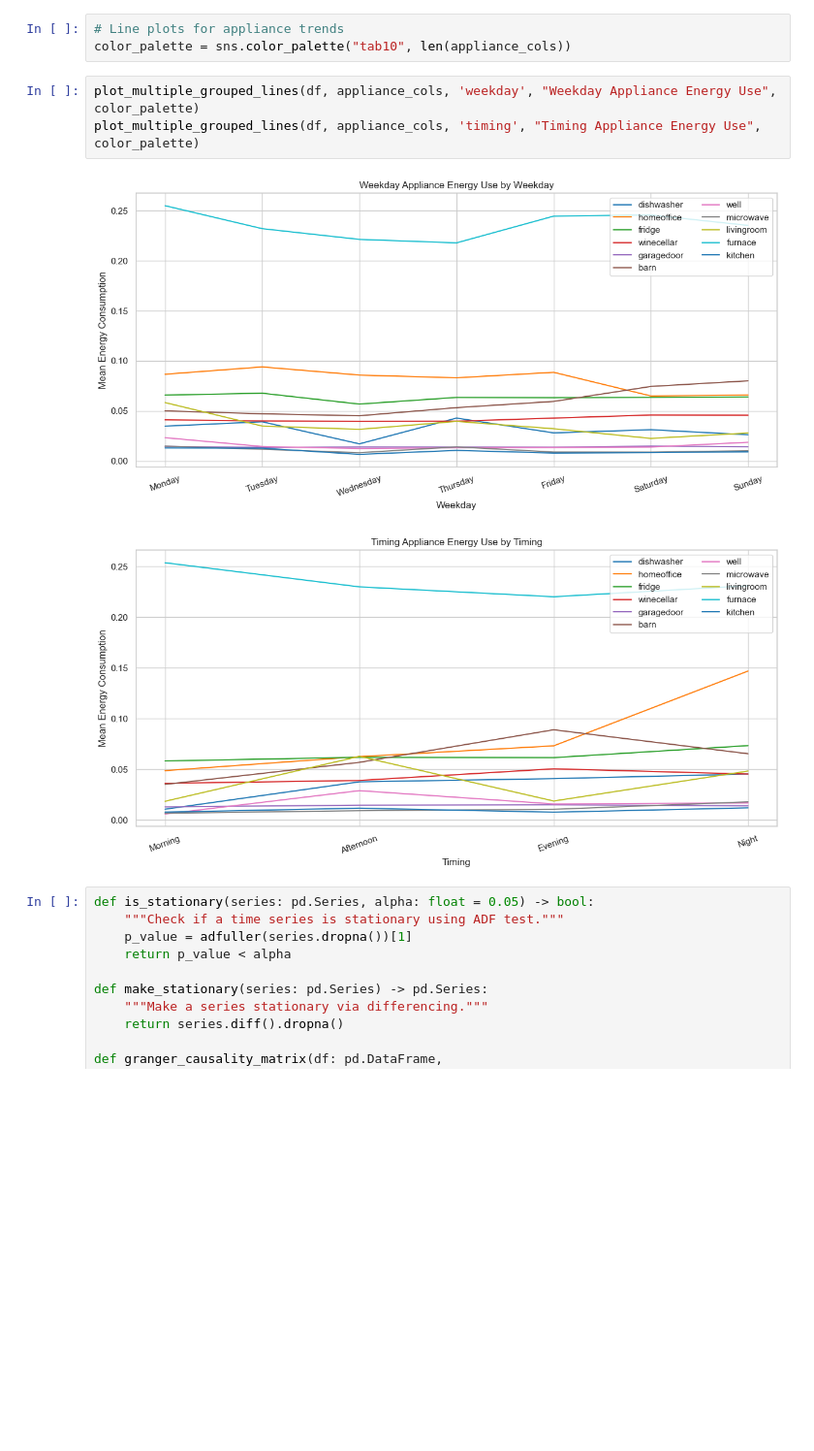
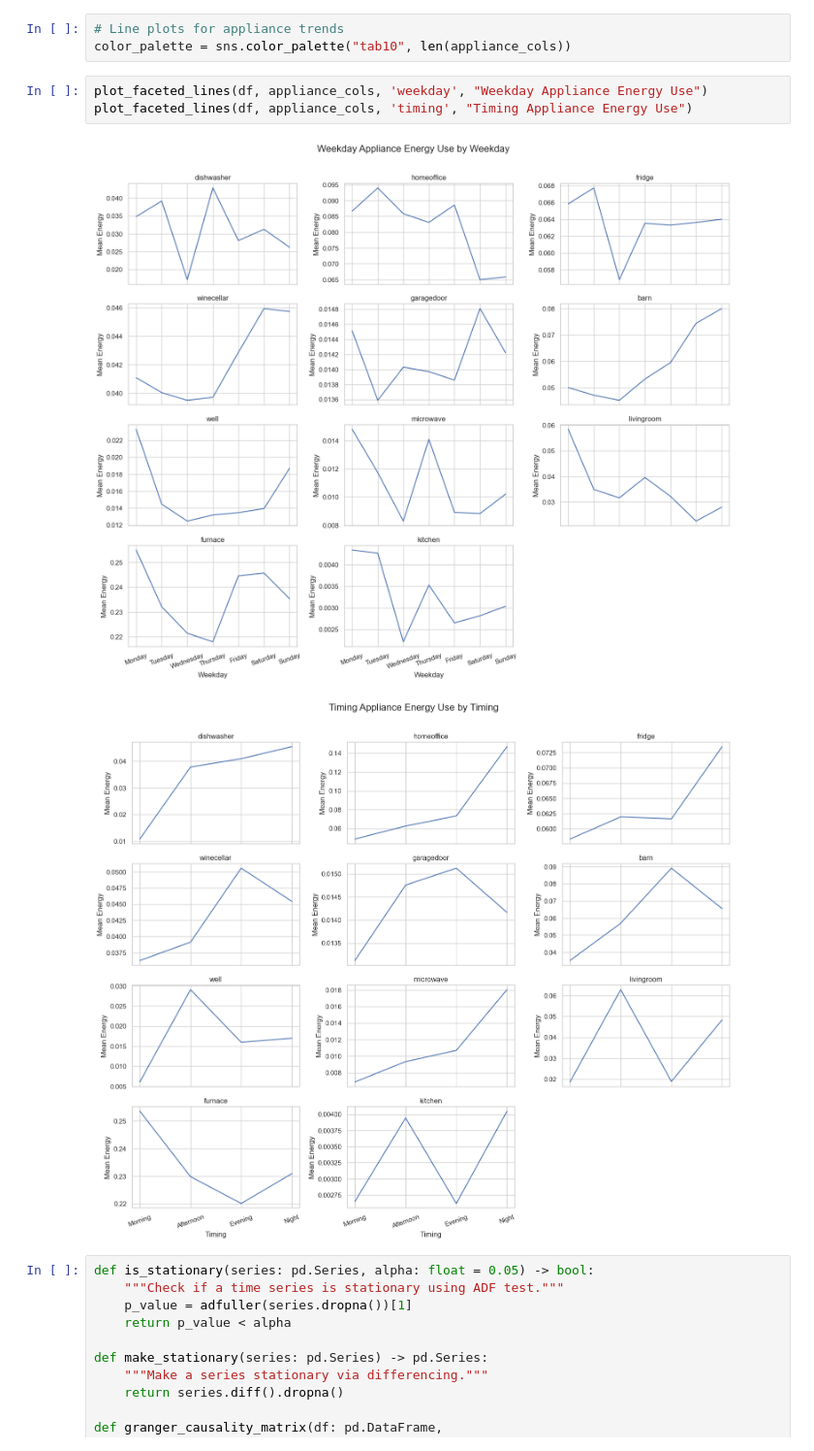
Before and after one commit to markuskuehnle/smart-meter-energy-forecasting, a Jupyter notebook: notebooks/05_time_series_analysis.ipynb, the cells around one changed output. Shown at 97% size. Cells and saved outputs as stored; diff of their text form; blank space fills up the shorter version.

Commit message:
fix: improve plots

```diff
--- a/notebooks/05_time_series_analysis.ipynb
+++ b/notebooks/05_time_series_analysis.ipynb
@@ -141,11 +160,11 @@ plot_grouped_bar(group_by_column(df, 'generated_solar', 'timing'), 'timing', 'ge
 # Line plots for appliance trends
 color_palette = sns.color_palette("tab10", len(appliance_cols))
 # %%
-plot_multiple_grouped_lines(df, appliance_cols, 'weekday', "Weekday Appliance Energy Use", color_palette)
-plot_multiple_grouped_lines(df, appliance_cols, 'timing', "Timing Appliance Energy Use", color_palette)
+plot_faceted_lines(df, appliance_cols, 'weekday', "Weekday Appliance Energy Use")
+plot_faceted_lines(df, appliance_cols, 'timing', "Timing Appliance Energy Use")
 # %% [output]
-[figure, old version]
+[figure, new version]
-[figure, old version]
+[figure, new version]
 # %%
 def is_stationary(series: pd.Series, alpha: float = 0.05) -> bool:
     """Check if a time series is stationary using ADF test."""
```
Also changed, not shown: parts of 3 cells of this notebook.
